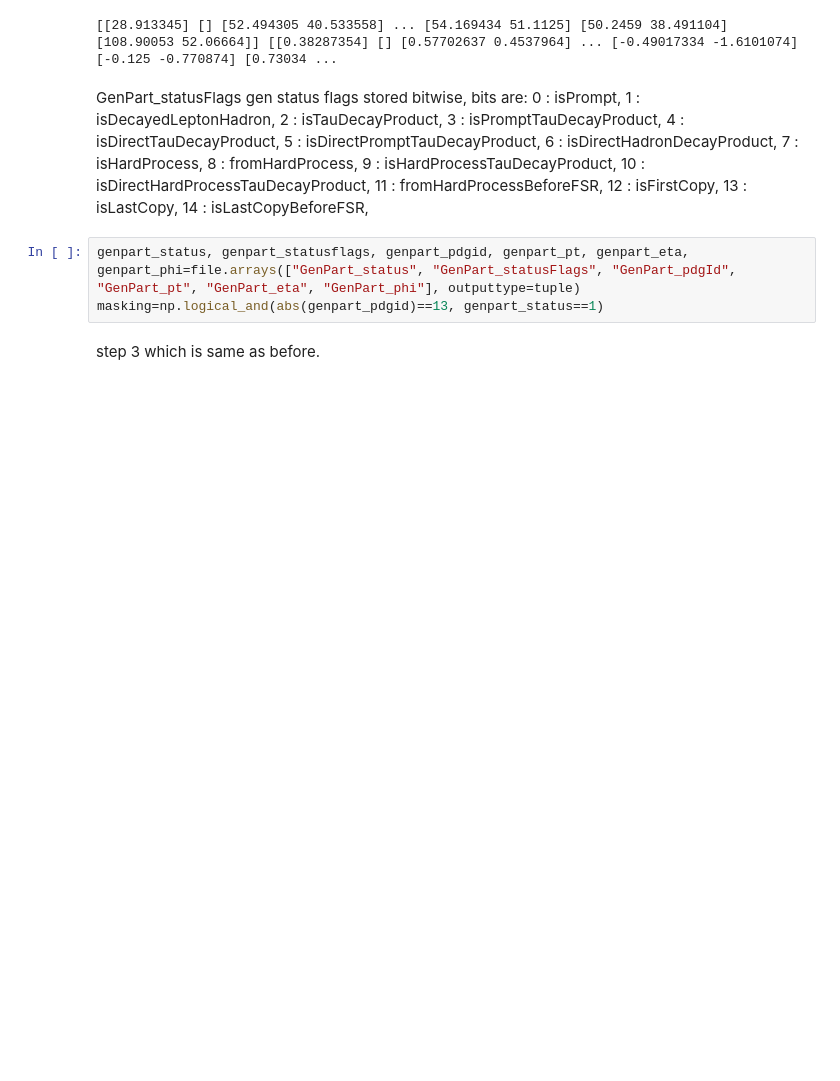
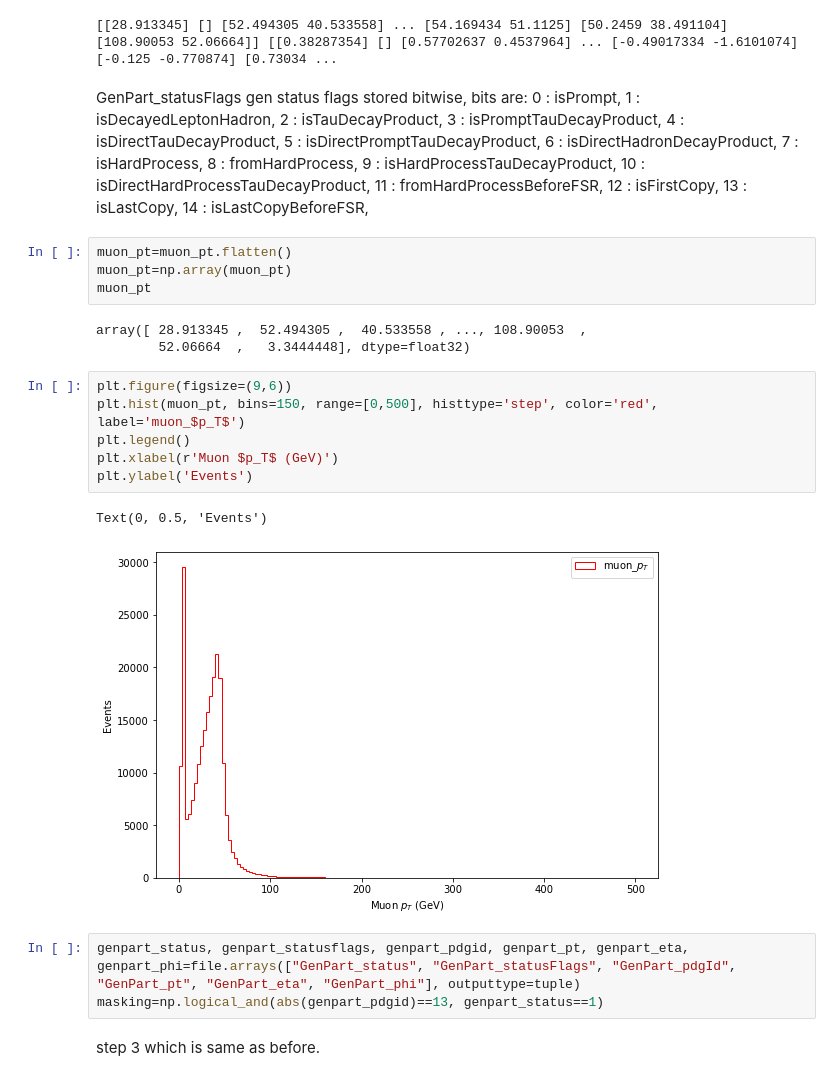
Before and after one commit to Taiantuia/MuonHATSatLPC2020, a Jupyter notebook: Exercise-1-Introduction.ipynb, the cells around one changed output. Cells and saved outputs as stored; diff of their text form; blank space fills up the shorter version.

Commit message:
Plot added

```diff
--- a/Exercise-1-Introduction.ipynb
+++ b/Exercise-1-Introduction.ipynb
@@ -87,6 +87,22 @@ print(muon_pt[masking],muon_eta[masking],muon_phi[masking])
 # %% [markdown]
 GenPart_statusFlags
 gen status flags stored bitwise, bits are: 0 : isPrompt, 1 : isDecayedLeptonHadron, 2 : isTauDecayProduct, 3 : isPromptTauDecayProduct, 4 : isDirectTauDecayProduct, 5 : isDirectPromptTauDecayProduct, 6 : isDirectHadronDecayProduct, 7 : isHardProcess, 8 : fromHardProcess, 9 : isHardProcessTauDecayProduct, 10 : isDirectHardProcessTauDecayProduct, 11 : fromHardProcessBeforeFSR, 12 : isFirstCopy, 13 : isLastCopy, 14 : isLastCopyBeforeFSR,
+# %%
+muon_pt=muon_pt.flatten()
+muon_pt=np.array(muon_pt)
+muon_pt
+# %% [output]
+array([ 28.913345 ,  52.494305 ,  40.533558 , ..., 108.90053  ,
+        52.06664  ,   3.3444448], dtype=float32)
+# %%
+plt.figure(figsize=(9,6))
+plt.hist(muon_pt, bins=150, range=[0,500], histtype='step', color='red', label='muon_$p_T$')
+plt.legend()
+plt.xlabel(r'Muon $p_T$ (GeV)')
+plt.ylabel('Events')
+# %% [output]
+Text(0, 0.5, 'Events')
+[figure, added]
 # %%
 genpart_status, genpart_statusflags, genpart_pdgid, genpart_pt, genpart_eta, genpart_phi=file.arrays(["GenPart_status", "GenPart_statusFlags", "GenPart_pdgId", "GenPart_pt", "GenPart_eta", "GenPart_phi"], outputtype=tuple)
 masking=np.logical_and(abs(genpart_pdgid)==13, genpart_status==1)
```
